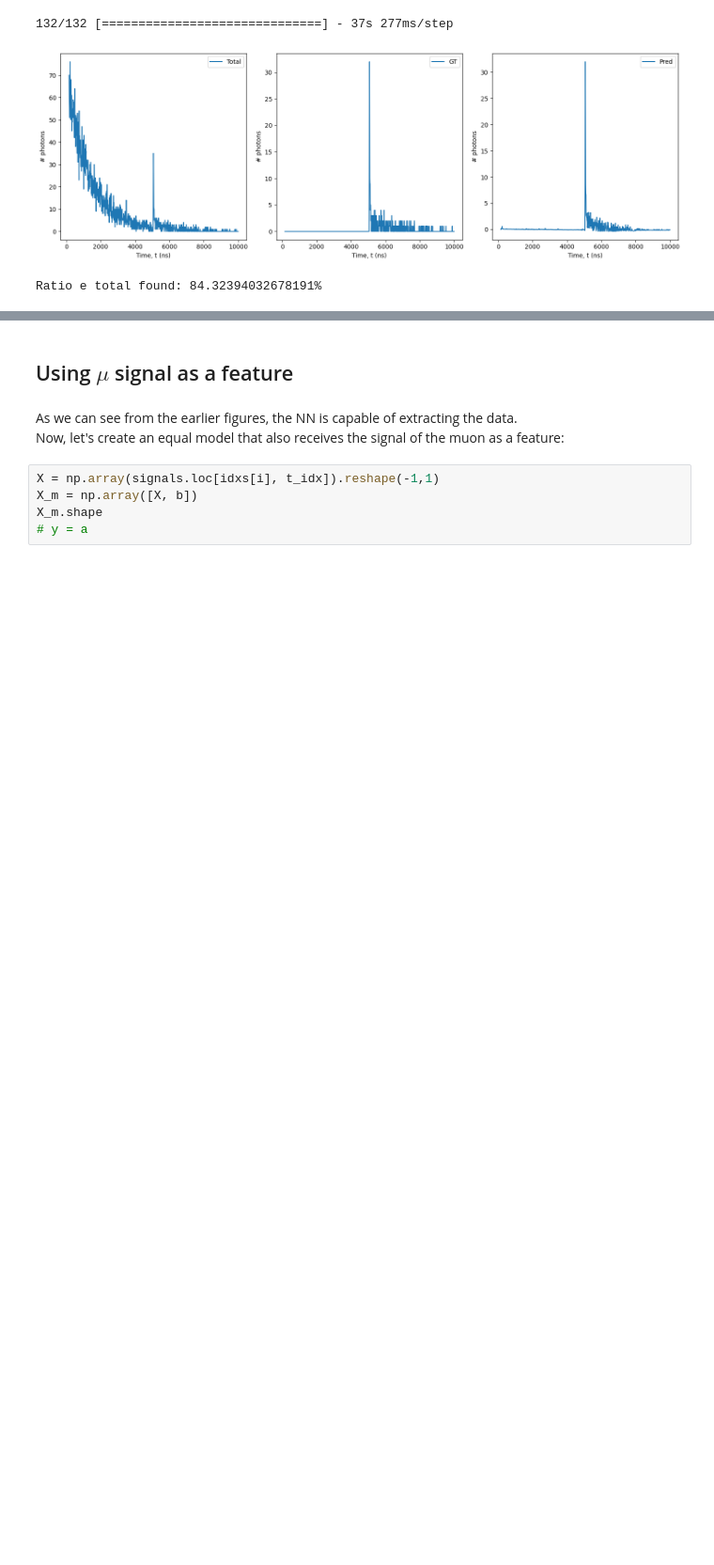
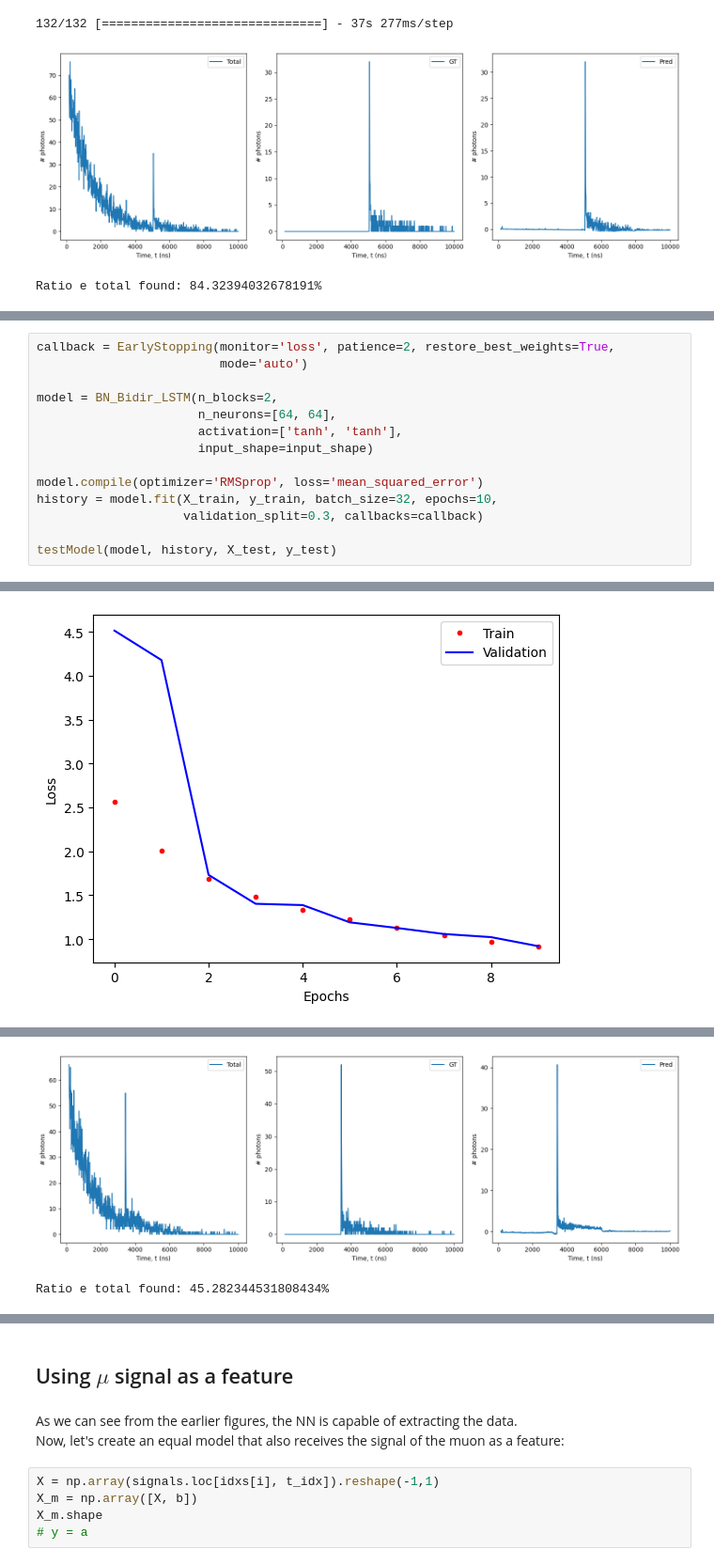
Before and after one commit to JaviGamero/LArTPC_Calibration, a Jupyter notebook: scripts/python/signalDecompose/DL_Algorithms.ipynb, the cells around one changed output, grey strips where cells are left out. Shown at 94% size. Saved outputs shown, nothing was run; the diff lists cells and outputs as text; blank space fills up the shorter version.

```diff
--- a/scripts/python/signalDecompose/DL_Algorithms.ipynb
+++ b/scripts/python/signalDecompose/DL_Algorithms.ipynb
@@ -970,0 +1079,15 @@ Ratio e total found: 84.32394032678191%
+# %%
+callback = EarlyStopping(monitor='loss', patience=2, restore_best_weights=True,
+                         mode='auto')
+
+model = BN_Bidir_LSTM(n_blocks=2,
+                      n_neurons=[64, 64],
+                      activation=['tanh', 'tanh'],
+                      input_shape=input_shape)
+
+model.compile(optimizer='RMSprop', loss='mean_squared_error')
+history = model.fit(X_train, y_train, batch_size=32, epochs=10,
+                    validation_split=0.3, callbacks=callback)
+
+testModel(model, history, X_test, y_test)
+# %% [output]
@@ -970,0 +1114 @@ Ratio e total found: 84.32394032678191%
+[figure, added]
@@ -970,0 +1116,2 @@ Ratio e total found: 84.32394032678191%
+[figure, added]
+Ratio e total found: 45.282344531808434%
```
Also changed, not shown: parts of 12 cells of this notebook, 1 other file.
